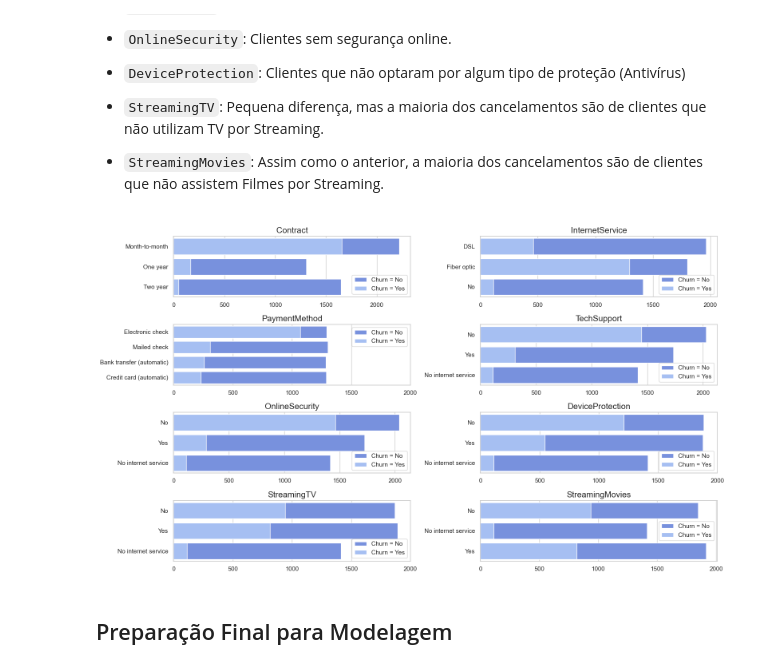
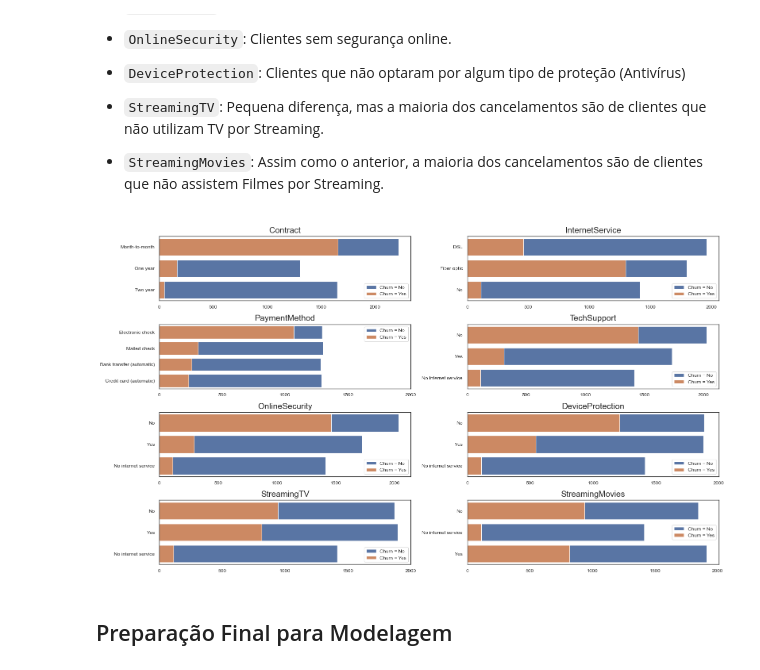
Before and after one commit to marcosilvaa/churn-prediction, a Jupyter notebook: projeto_churn.ipynb, the cells around one changed output. Cells and saved outputs as stored; diff of their text form; code cells hidden in the pictures.

```diff
--- a/projeto_churn.ipynb
+++ b/projeto_churn.ipynb
@@ -29,7 +29,7 @@ import pandas as pd
 import numpy as np
 import matplotlib.pyplot as plt
 import seaborn as sns
-sns.set_theme(context="talk", style="dark")
+sns.set_theme(context="paper", style="white")
 sns.color_palette("Spectral", n_colors=5)
 
 # Importando Dados
@@ -296,34 +298,35 @@ O gráfico abaixo mostra as variáveis categóricas com maior separação entre
 # %%
 # Criando plot com as variáveis categóricas com maior separação entre a classe Churn
 
 df_class_0 = df_clean[df_clean.Churn == "No"]
 df_class_1 = df_clean[df_clean.Churn == "Yes"]
 
 fig, ax = plt.subplots(nrows=4, ncols=2, figsize=(16,9))
 fig.subplots_adjust(hspace=3, wspace=3)
+sns.color_palette("muted")
 
 # Variáveis mais informativas
 selected_cols = [
     "Contract", "InternetService", "PaymentMethod",
     "TechSupport", "OnlineSecurity", "DeviceProtection",
     "StreamingTV", "StreamingMovies"
 ]
 
 indx = 0
 for col in selected_cols:
     indx += 1
     plt.subplot(4, 2, indx)
     sns.countplot(df_class_0[col], label="Churn = No", )
     sns.countplot(df_class_1[col], label="Churn = Yes", )
     plt.title(col, fontsize=15)
     plt.xlabel("")
     plt.ylabel("")
     plt.legend()
     plt.xticks(range(0,2001,500))
 
 plt.tight_layout()
 # %% [output]
-[figure, old version]
+[figure, new version]
 # %% [markdown]
 ## Preparação Final para Modelagem
 # %% [markdown]
```
Also changed, not shown: parts of 30 cells of this notebook, 37 other files.
